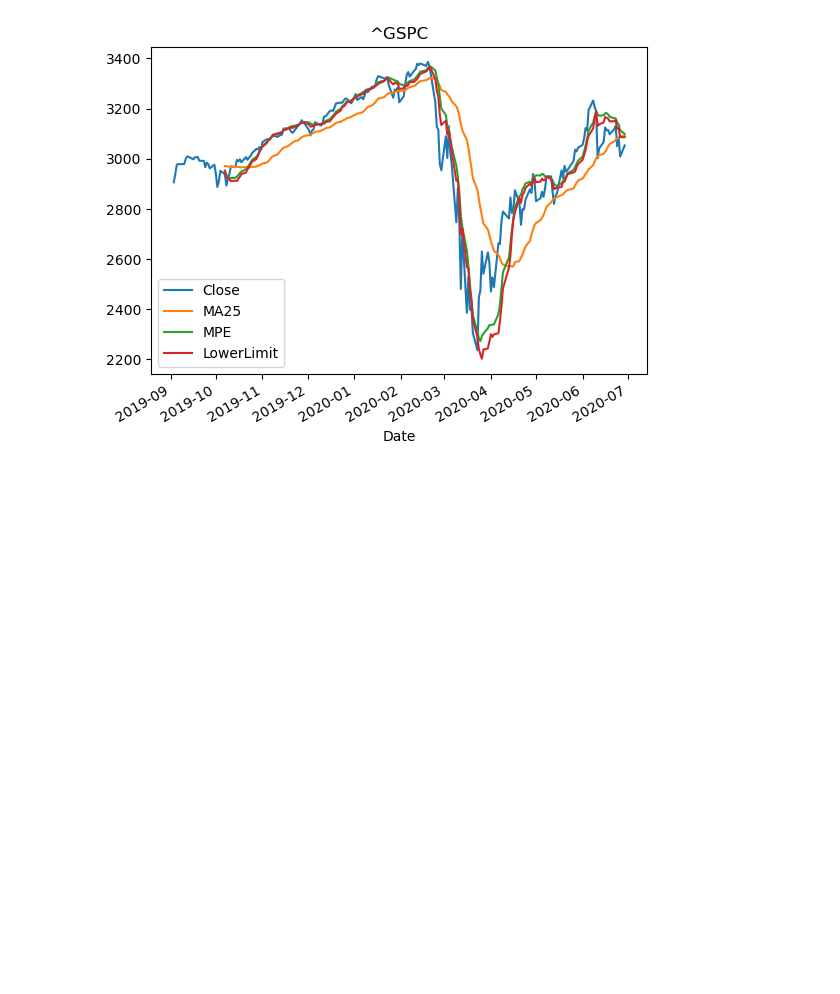
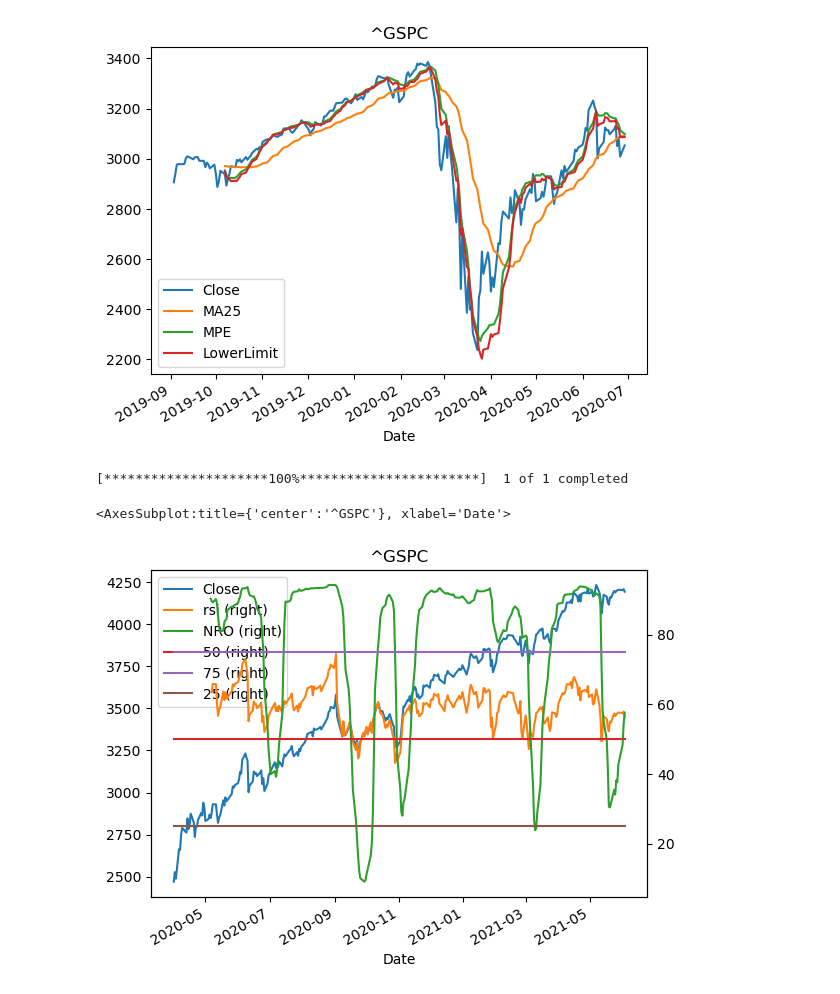
Before and after one commit to omnimahui/art_of_prob_invest, a Jupyter notebook: chapter_11.ipynb, the cells around one changed output. Drawn from its saved outputs; the diff is of its cells as text; code cells hidden in the pictures; blank space fills up the shorter version.

```diff
--- a/chapter_11.ipynb
+++ b/chapter_11.ipynb
@@ -22,3 +24,32 @@ df[['Close','MA25','MPE','LowerLimit']].plot(title=ticker)
 [*********************100%***********************]  1 of 1 completed
 <AxesSubplot:title={'center':'^GSPC'}, xlabel='Date'>
 [figure]
+# %%
+
+def get_indicator(q, ind_name, params):
+    ts = None
+    if ind_name == "rsi":
+        ts = q.ta.rsi(params['length'])
+
+    return ts
+
+window=25
+ticker='^GSPC'
+df=yf.download(tickers= ticker,start= '2020-4-01', end='2021-6-4',interval = "1d",
+                     group_by = 'column',auto_adjust = True, prepost = True,
+                     proxy = None)
+#df=pd.read_csv("ols.csv")
+df['X'] = np.arange(len(df))+1
+r=PandasRollingOLS(df['Close'], df['X'], window)
+df['MPE']=r.alpha+r.beta['feature1']*df['X']
+df['std_MPE']=(df['MPE']-df['Close'].rolling(window).mean())/df['Close'].rolling(window).std()
+df['NRO'] = df['std_MPE'].apply(norm.cdf)*100
+df['rsi']=get_indicator(df, 'rsi', {'length': window})
+df['50']=50
+df['25']=25
+df['75']=75
+df[['Close','rsi','NRO','50','75','25']].plot(secondary_y=['NRO','rsi','50','25','75'],title=ticker)
+# %% [output]
+[*********************100%***********************]  1 of 1 completed
+<AxesSubplot:title={'center':'^GSPC'}, xlabel='Date'>
+[figure, added]
```
Also changed, not shown: parts of 1 cell of this notebook.
